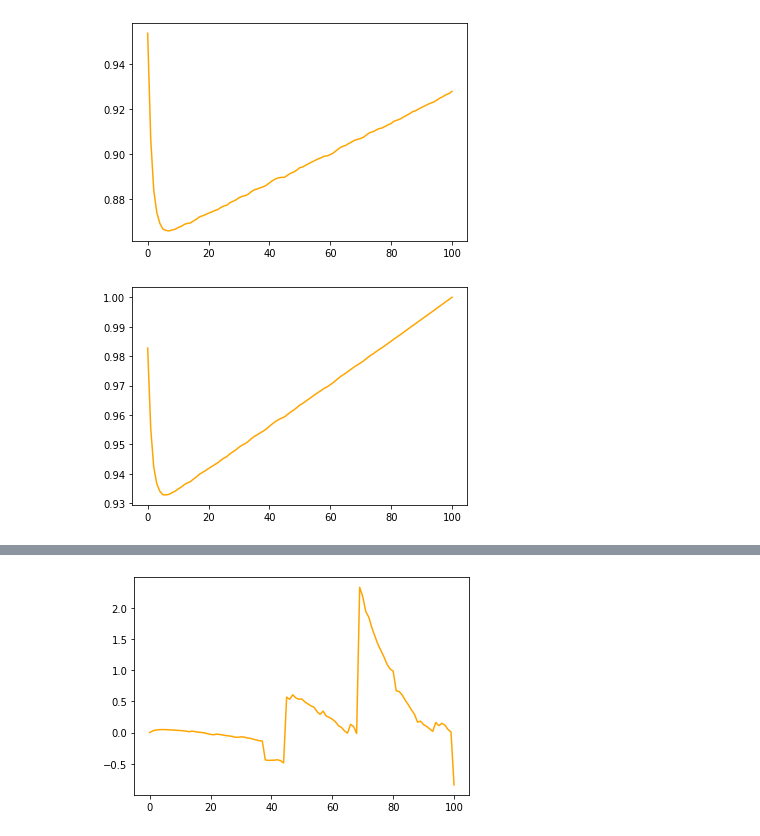
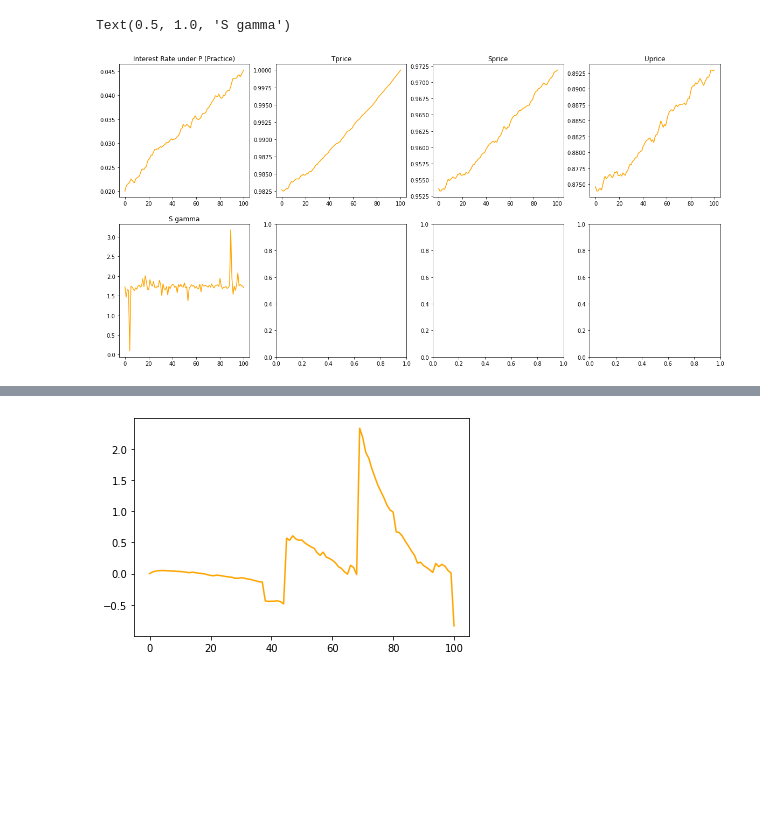
Before and after one commit to Molin-L/Vasicek, a Jupyter notebook: visulazation.ipynb, the cells around one changed output, grey strips where cells are left out. Saved outputs shown, nothing was run; the diff lists cells and outputs as text; code cells hidden in the pictures; blank space fills up the shorter version.

Commit message:
Update model

```diff
--- a/visulazation.ipynb
+++ b/visulazation.ipynb
@@ -26,11 +35,20 @@ plot(model.Uprice)
-# %%
-plot(model.Sprice)
-# %% [output]
-[figure, removed]
-# %%
-plot(model.Tprice)
-# %% [output]
-[figure, removed]
+# %%
+fig, axs = plt.subplots(2, 4, figsize=(20, 10), sharey=False)
+axs[0, 0].plot(np.arange(len(np.mean(model.rate_P, axis=1))),
+                    np.mean(model.rate_P, axis=1), color='orange')
+axs[0, 0].set_title('Interest Rate under P (Practice)')
+
+axs[0, 1].plot(np.arange(len(model.Tprice)), np.mean(model.Tprice, axis=1), color='orange')
+axs[0, 1].set_title('Tprice')
+axs[0, 2].plot(np.arange(len(model.Sprice)), np.mean(model.Sprice, axis=1), color='orange')
+axs[0, 2].set_title('Sprice')
+axs[0, 3].plot(np.arange(len(model.Uprice)), np.mean(model.Uprice, axis=1), color='orange')
+axs[0, 3].set_title('Uprice')
+axs[1, 0].plot(np.arange(len(np.mean(model.quant_s_gamma, axis=1))), np.mean(model.quant_s_gamma, axis=1), color='orange')
+axs[1, 0].set_title('S gamma')
+# %% [output]
+Text(0.5, 1.0, 'S gamma')
+[figure, added]
 # %%
 print(np.mean(model.quant_u_gamma))
 # %% [output]
```
Also changed, not shown: parts of 4 cells of this notebook, 8 other files.
